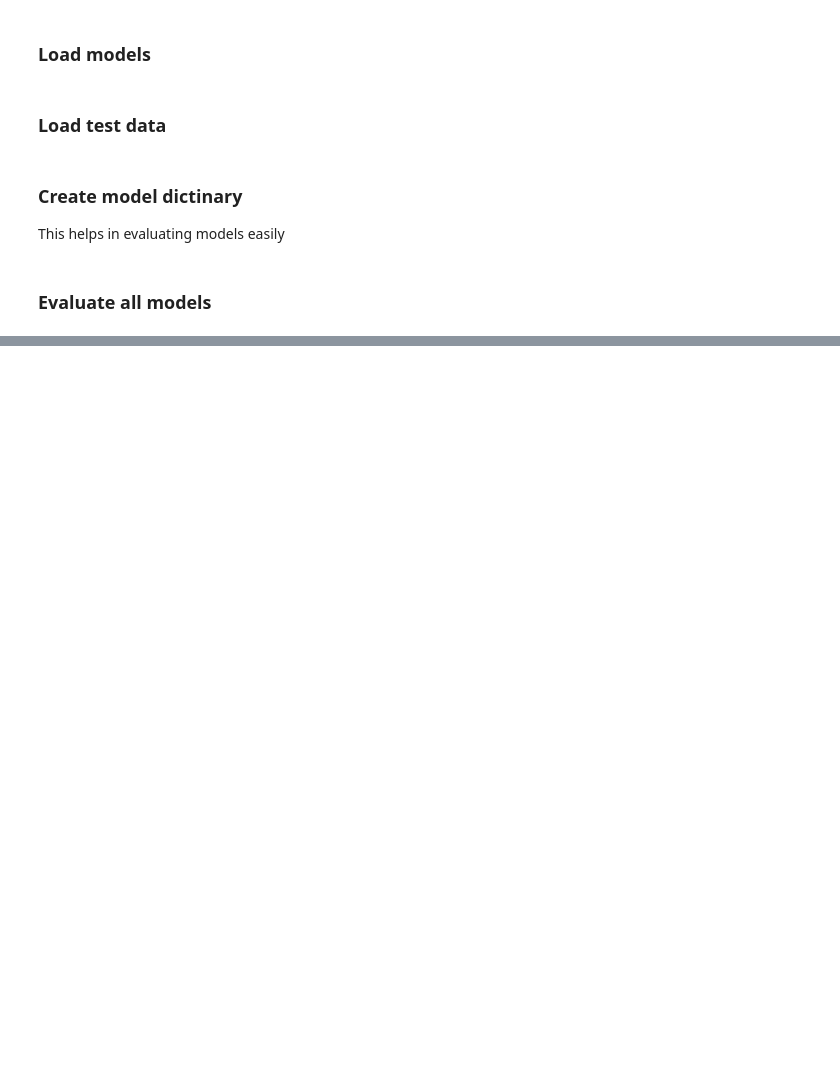
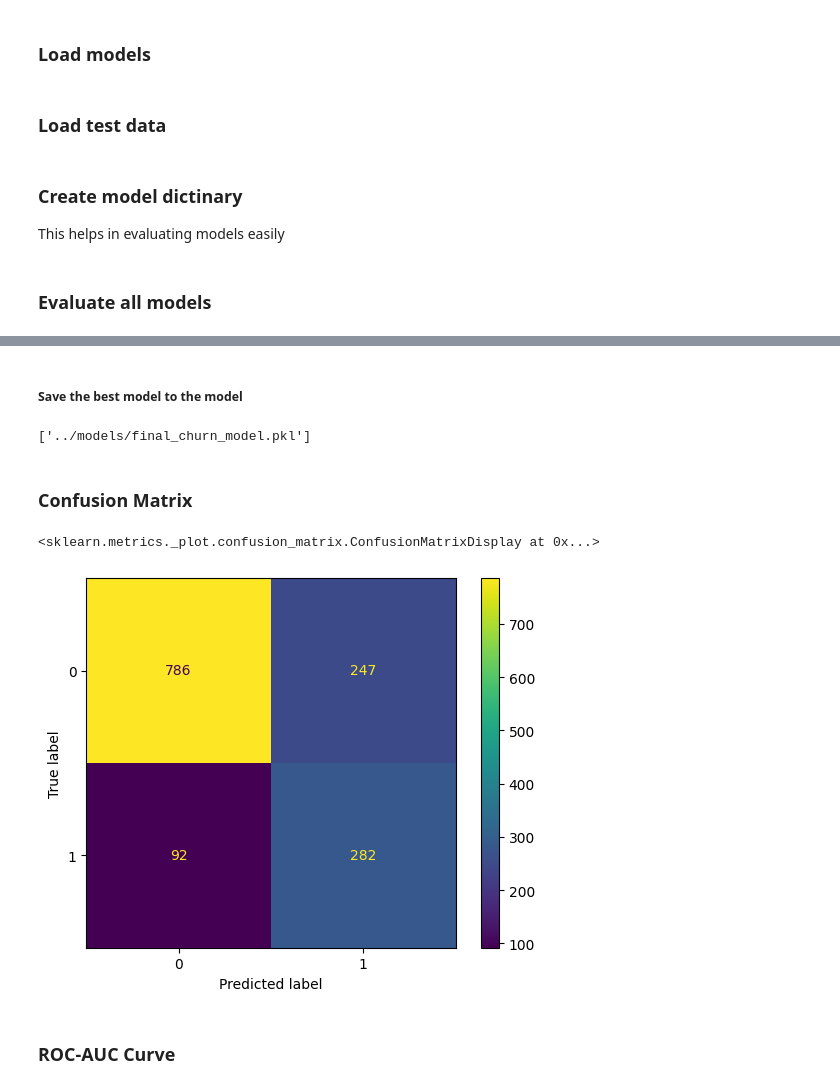
Before and after one commit to Sophia-Lazar/telecom_churn_ml, a Jupyter notebook: notebooks/05_model_evaluation.ipynb, the cells around one changed output, grey strips where cells are left out. Drawn from its saved outputs; the diff is of its cells as text; code cells hidden in the pictures; blank space fills up the shorter version.

```diff
--- a/notebooks/05_model_evaluation.ipynb
+++ b/notebooks/05_model_evaluation.ipynb
@@ -53,0 +78,17 @@ results_df
+# %% [markdown]
+##### Save the best model to the model
+# %%
+joblib.dump(random_forest_tuned,"../models/final_churn_model.pkl")
+# %% [output]
+['../models/final_churn_model.pkl']
+# %% [markdown]
+### Confusion Matrix
+# %%
+from sklearn.metrics import ConfusionMatrixDisplay
+
+ConfusionMatrixDisplay.from_estimator( random_forest_tuned,x_test,y_test)
+# %% [output]
+<sklearn.metrics._plot.confusion_matrix.ConfusionMatrixDisplay at 0x...>
+[figure, added]
+# %% [markdown]
+### ROC-AUC Curve
```
Also changed, not shown: parts of 4 cells of this notebook, 6 other files.
